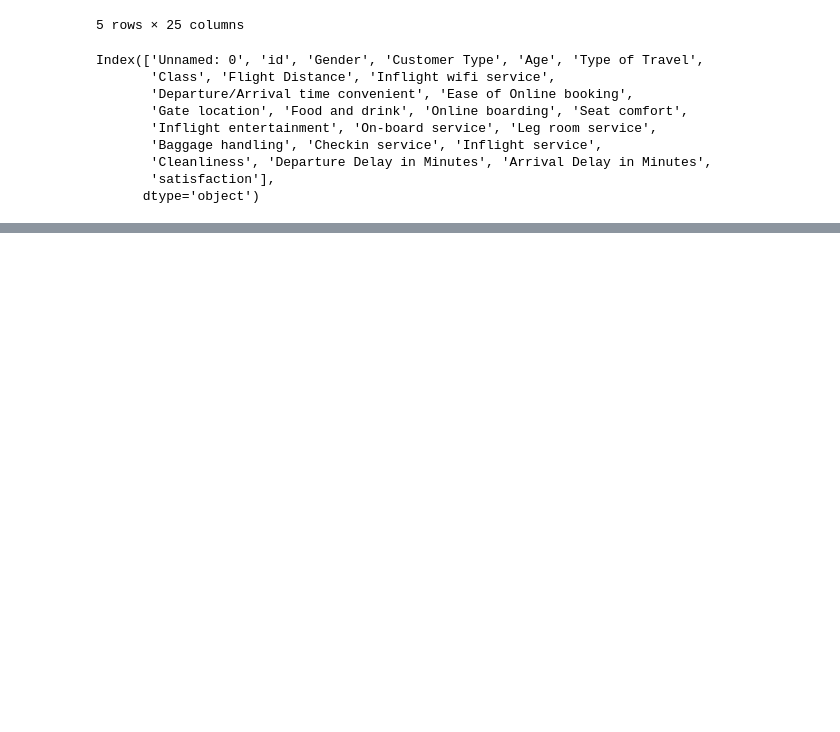
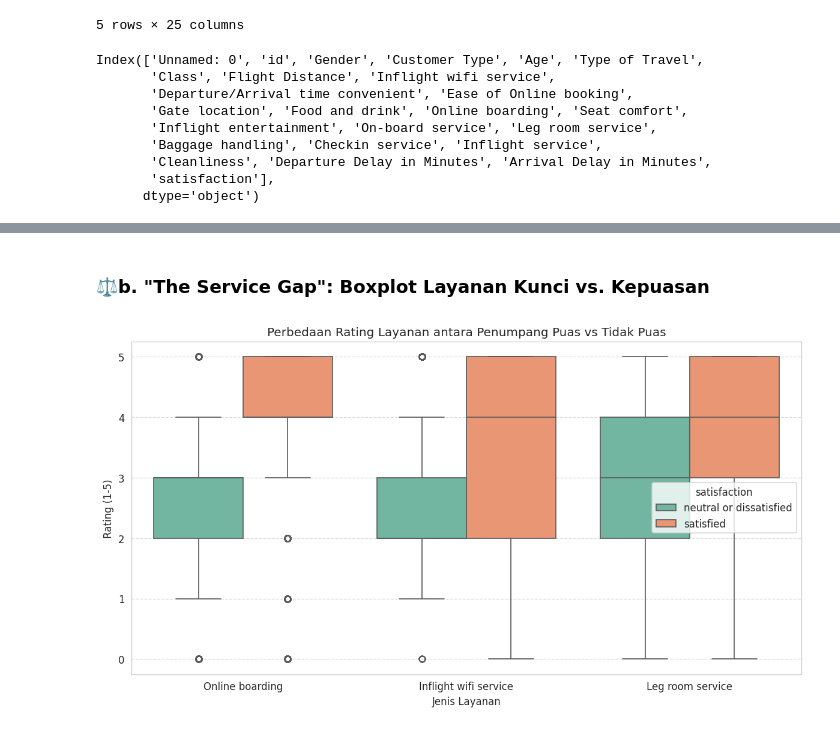
Before and after one commit to m-mukhlis/tubes_pda, a Jupyter notebook: aircraft_satisfaction.ipynb, the cells around one changed output, grey strips where cells are left out. Saved outputs shown, nothing was run; the diff lists cells and outputs as text; code cells hidden in the pictures; blank space fills up the shorter version.

```diff
--- a/aircraft_satisfaction.ipynb
+++ b/aircraft_satisfaction.ipynb
@@ -113,0 +184,18 @@ max                1.000000       3.000000
+# %% [markdown]
+### ⚖️b.  "The Service Gap": Boxplot Layanan Kunci vs. Kepuasan
+# %%
+# Choose feature for analysis
+service_cols = ['Online boarding', 'Inflight wifi service', 'Leg room service']
+
+# Melt the dataframe to allow simultaneous plotting
+df_melted = df_clean.melt(id_vars='satisfaction', value_vars=service_cols,
+                          var_name='Jenis Layanan', value_name='Rating (1-5)')
+
+plt.figure(figsize=(12, 6))
+sns.boxplot(data=df_melted, x='Jenis Layanan', y='Rating (1-5)', hue='satisfaction', palette='Set2')
+
+plt.title('Perbedaan Rating Layanan antara Penumpang Puas vs Tidak Puas')
+plt.grid(axis='y', linestyle='--', alpha=0.7)
+plt.show()
+# %% [output]
+[figure, added]
```
Also changed, not shown: parts of 46 cells of this notebook, 1 other file.
